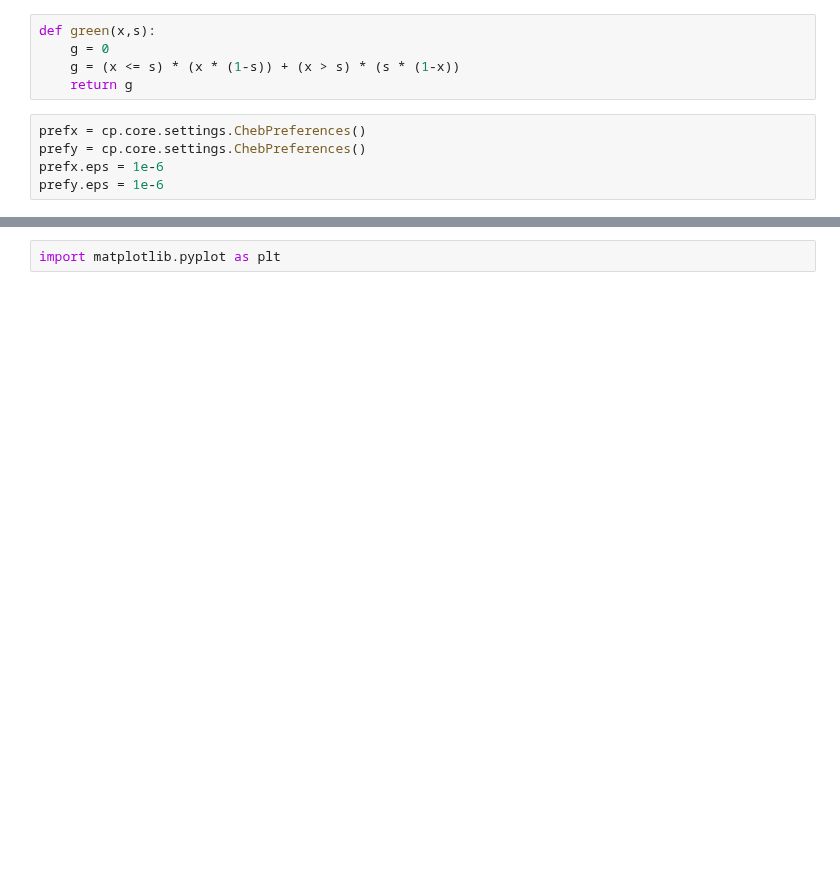
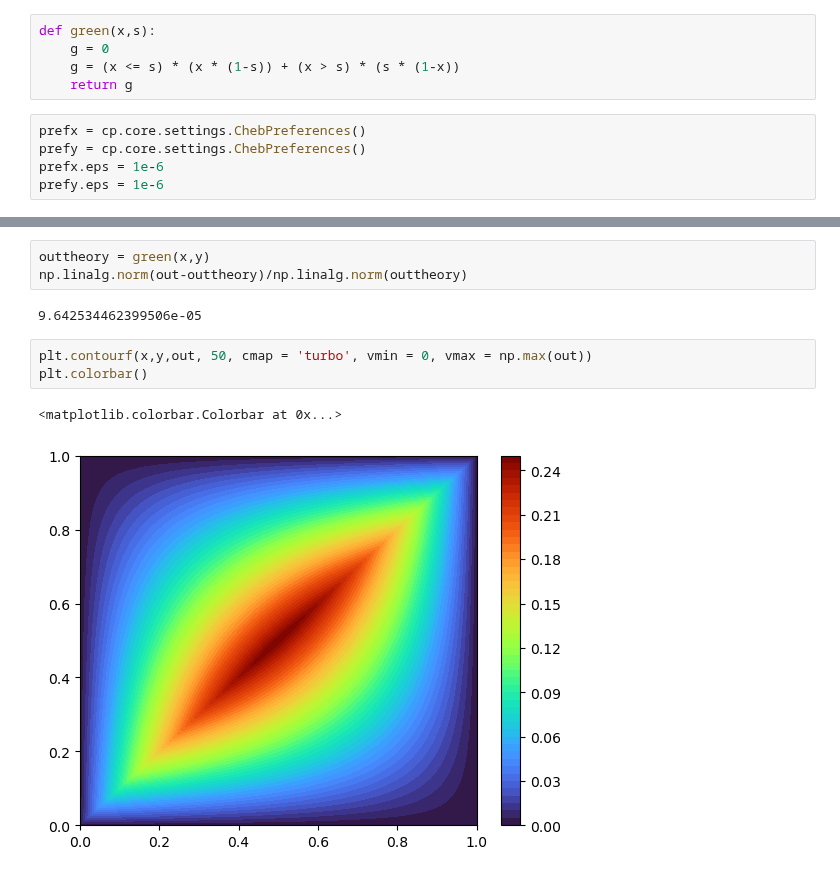
Before and after one commit to hsharsh/chebgreen, a Jupyter notebook: main/chebpy2.ipynb, the cells around one changed output, grey strips where cells are left out. Saved outputs shown, nothing was run; the diff lists cells and outputs as text; blank space fills up the shorter version.

```diff
--- a/main/chebpy2.ipynb
+++ b/main/chebpy2.ipynb
@@ -33,3 +40,12 @@ Wall time: 6.59 s
-# %%
-import matplotlib.pyplot as plt
+# %%
+outtheory = green(x,y)
+np.linalg.norm(out-outtheory)/np.linalg.norm(outtheory)
+# %% [output]
+9.642534462399506e-05
+# %%
+plt.contourf(x,y,out, 50, cmap = 'turbo', vmin = 0, vmax = np.max(out))
+plt.colorbar()
+# %% [output]
+<matplotlib.colorbar.Colorbar at 0x...>
+[figure, added]
 # %%
```
Also changed, not shown: parts of 7 cells of this notebook, 1 other file.
